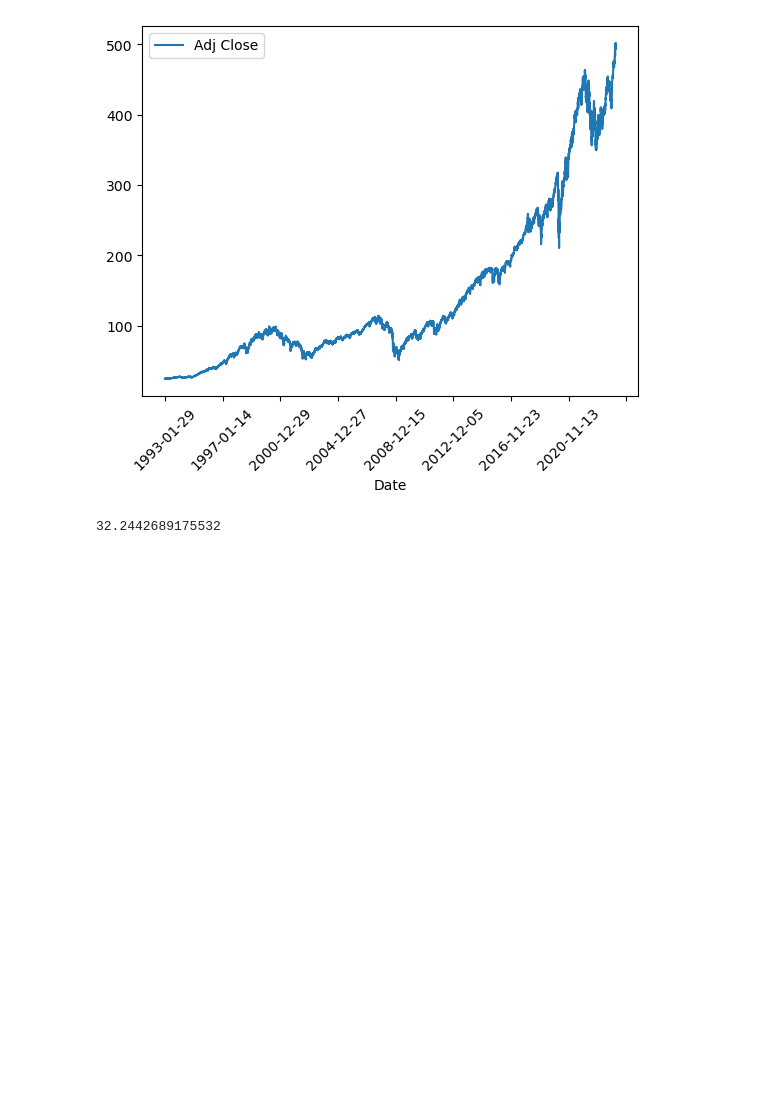
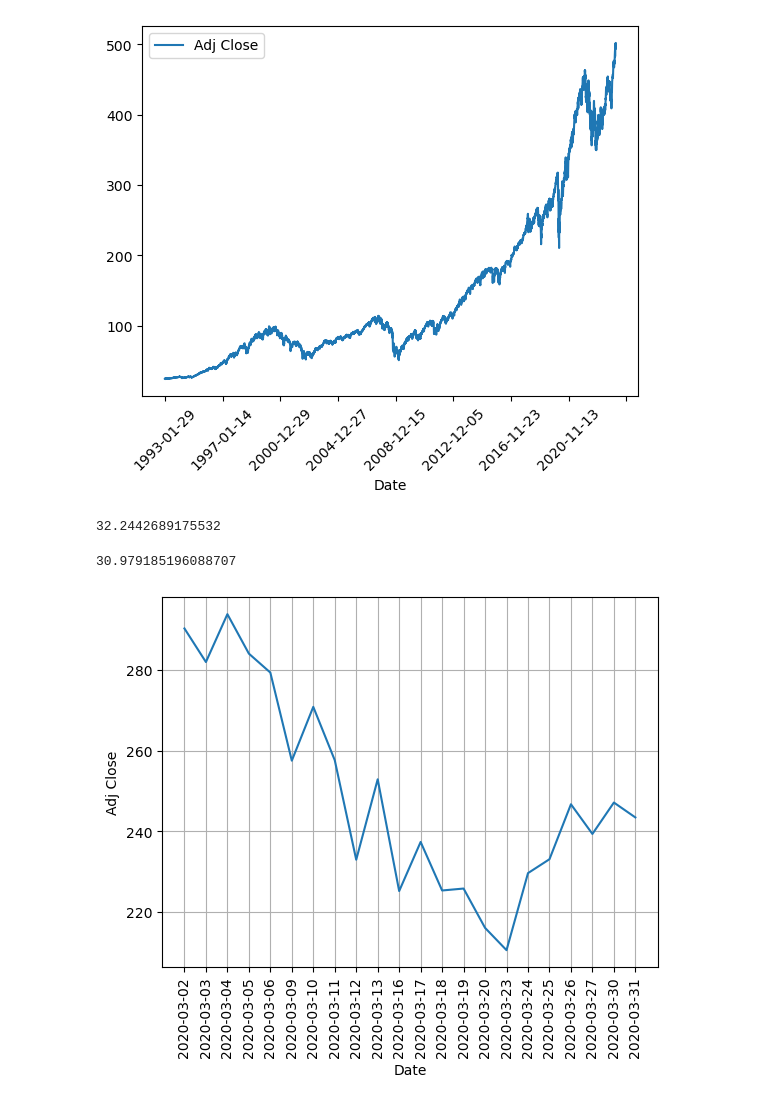
Before and after one commit to rushichokshi/Investment-Analysis, a Jupyter notebook: notebooks/spy.ipynb, the cells around one changed output. Saved outputs shown, nothing was run; the diff lists cells and outputs as text; code cells hidden in the pictures; blank space fills up the shorter version.

```diff
--- a/notebooks/spy.ipynb
+++ b/notebooks/spy.ipynb
@@ -57,2 +58,13 @@ spyw[spyw['Date']>='2021-02-20']['Adj Close'].std()
 # %% [output]
 32.2442689175532
+# %%
+numpy.std(spy[spy['Date']>='2021-02-20']['Adj Close'])
+# %% [output]
+30.979185196088707
+# %%
+sns.lineplot(x=spy[spy['Date']>='2020-03-01'][spy['Date']<='2020-03-31']['Date'],y=spy[spy['Date']>='2020-03-01'][spy['Date']<='2020-03-31']['Adj Close'])
+plt.grid(True)
+plt.xticks(rotation=90)
+plt.show()
+# %% [output]
+[figure, added]
```
Also changed, not shown: parts of 2 cells of this notebook, 2 other files.
